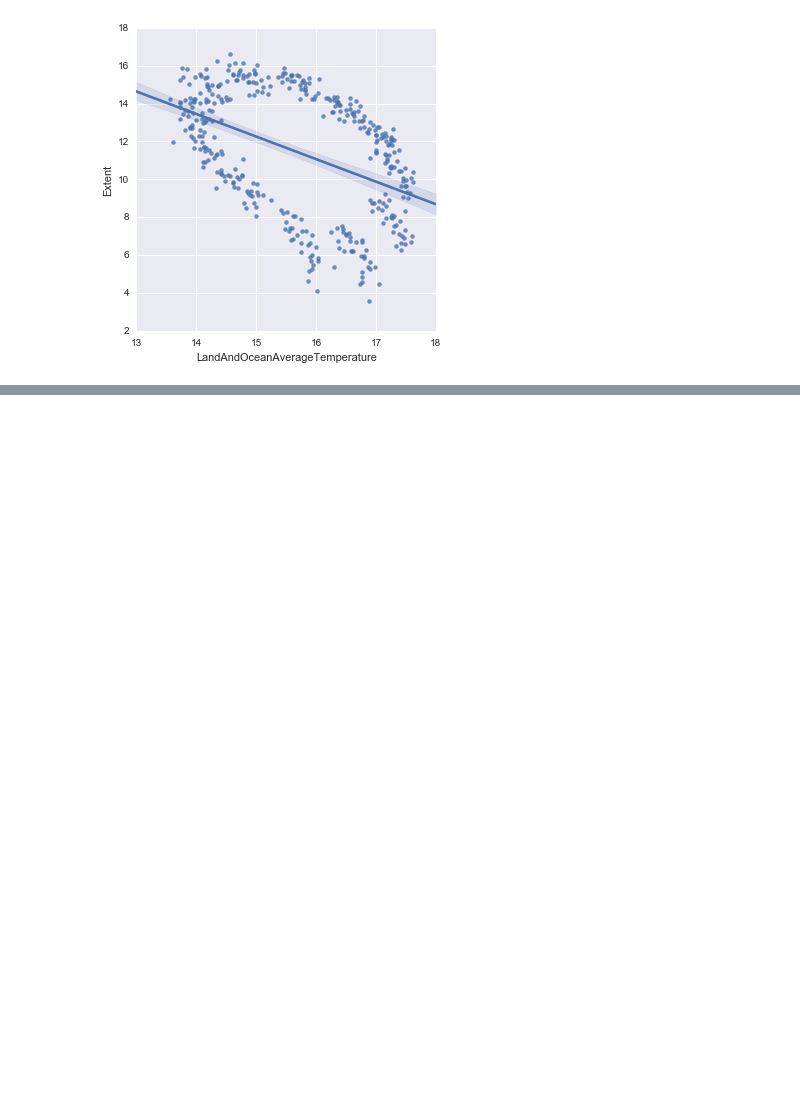
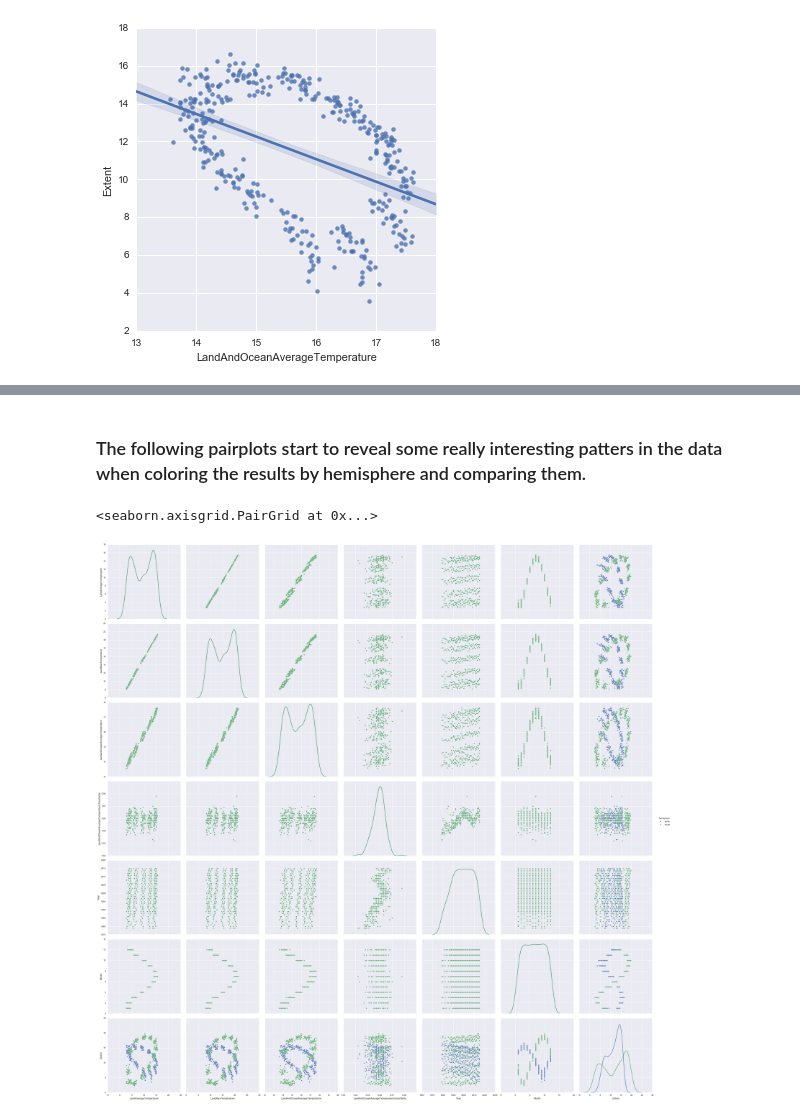
Before and after one commit to JustinRenneke/machine-learning-notebooks, a Jupyter notebook: Seaice/Seaice.ipynb, the cells around one changed output, grey strips where cells are left out. Saved outputs shown, nothing was run; the diff lists cells and outputs as text; code cells hidden in the pictures; blank space fills up the shorter version.

```diff
--- a/Seaice/Seaice.ipynb
+++ b/Seaice/Seaice.ipynb
@@ -182,0 +194,7 @@ sns.lmplot('LandAndOceanAverageTemperature', 'Extent', data=north, fit_reg=True)
+# %% [markdown]
+### The following pairplots start to reveal some really interesting patters in the data when coloring the results by hemisphere and comparing them.
+# %%
+sns.pairplot(world, hue='hemisphere', diag_kind='kde', size=5)
+# %% [output]
+<seaborn.axisgrid.PairGrid at 0x...>
+[figure, added]
```
Also changed, not shown: parts of 34 cells of this notebook.
